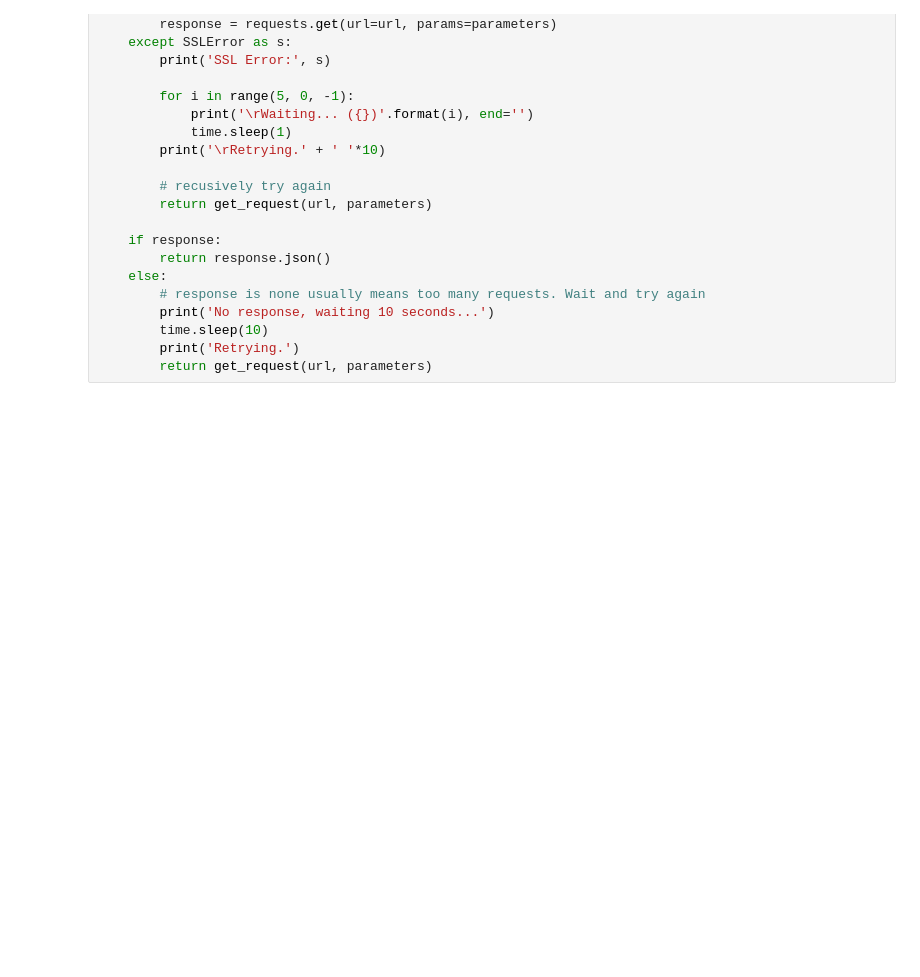
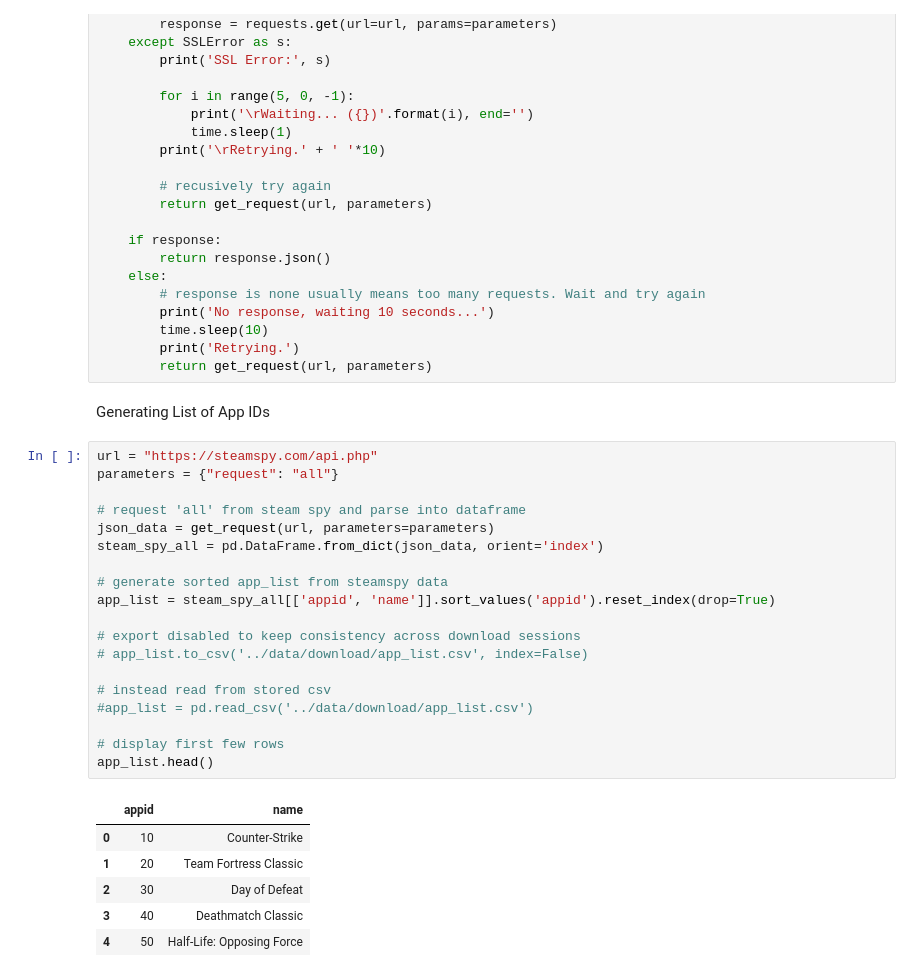
Before and after one commit to JEmmonsJR/nss_capstone, a Jupyter notebook: notebooks/nik.ipynb, the cells around one changed output. Saved outputs shown, nothing was run; the diff lists cells and outputs as text; blank space fills up the shorter version.

```diff
--- a/notebooks/nik.ipynb
+++ b/notebooks/nik.ipynb
@@ -52,3 +52,31 @@ def get_request(url, parameters=None):
         time.sleep(10)
         print('Retrying.')
         return get_request(url, parameters)
+# %% [markdown]
+Generating List of App IDs
+# %%
+url = "https://steamspy.com/api.php"
+parameters = {"request": "all"}
+
+# request 'all' from steam spy and parse into dataframe
+json_data = get_request(url, parameters=parameters)
+steam_spy_all = pd.DataFrame.from_dict(json_data, orient='index')
+
+# generate sorted app_list from steamspy data
+app_list = steam_spy_all[['appid', 'name']].sort_values('appid').reset_index(drop=True)
+
+# export disabled to keep consistency across download sessions
+# app_list.to_csv('../data/download/app_list.csv', index=False)
+
+# instead read from stored csv
+#app_list = pd.read_csv('../data/download/app_list.csv')
+
+# display first few rows
+app_list.head()
+# %% [output]
+|  | appid | name |
+| 0 | 10 | Counter-Strike |
+| 1 | 20 | Team Fortress Classic |
+| 2 | 30 | Day of Defeat |
+| 3 | 40 | Deathmatch Classic |
+| 4 | 50 | Half-Life: Opposing Force |
```
Also changed, not shown: parts of 9 cells of this notebook.
